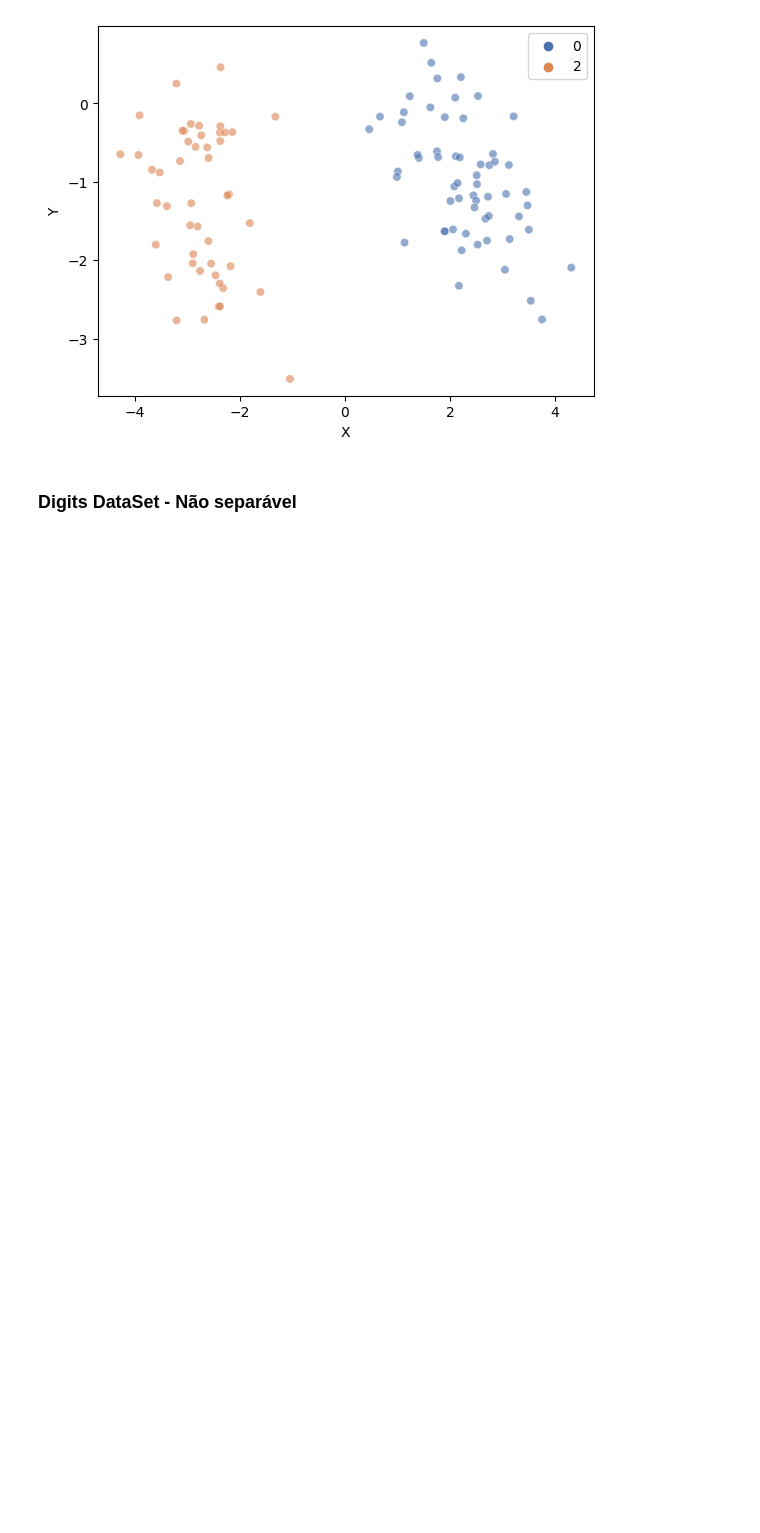
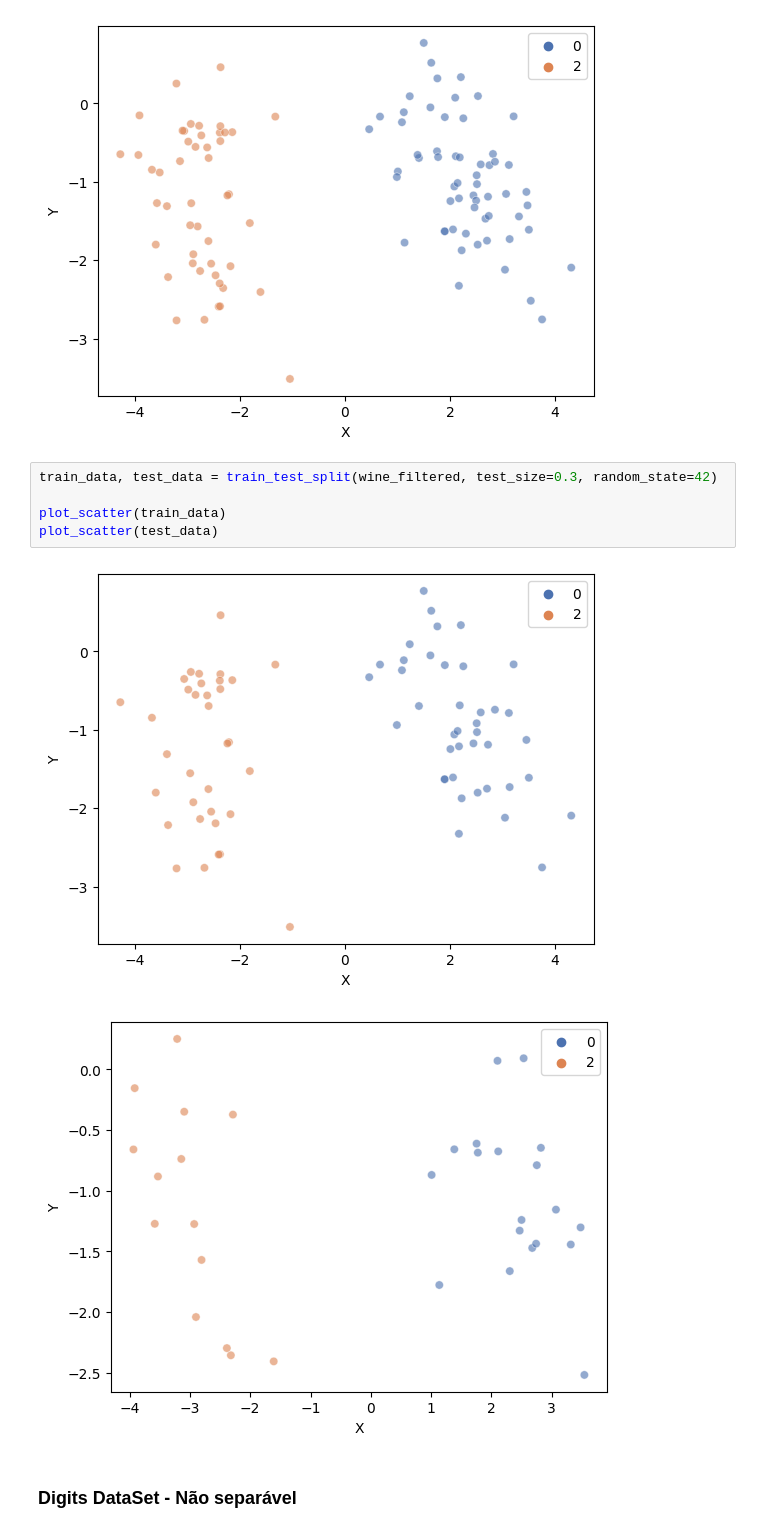
Before and after one commit to Igoreduardobraga/TP-1-ALG2, a Jupyter notebook: datasets_manipulation.ipynb, the cells around one changed output. Cells and saved outputs as stored; diff of their text form; blank space fills up the shorter version.

```diff
--- a/datasets_manipulation.ipynb
+++ b/datasets_manipulation.ipynb
@@ -117,6 +123,14 @@ wine_filtered = wine_df[wine_df['Class'] != 1]
 plot_scatter(wine_filtered)
 # %% [output]
 [figure]
+# %%
+train_data, test_data = train_test_split(wine_filtered, test_size=0.3, random_state=42)
+
+plot_scatter(train_data)
+plot_scatter(test_data)
+# %% [output]
+[figure, added]
+[figure, added]
 # %% [markdown]
 ### Digits DataSet - Não separável
 # %% [markdown]
```
Also changed, not shown: parts of 4 cells of this notebook, 1 other file.
